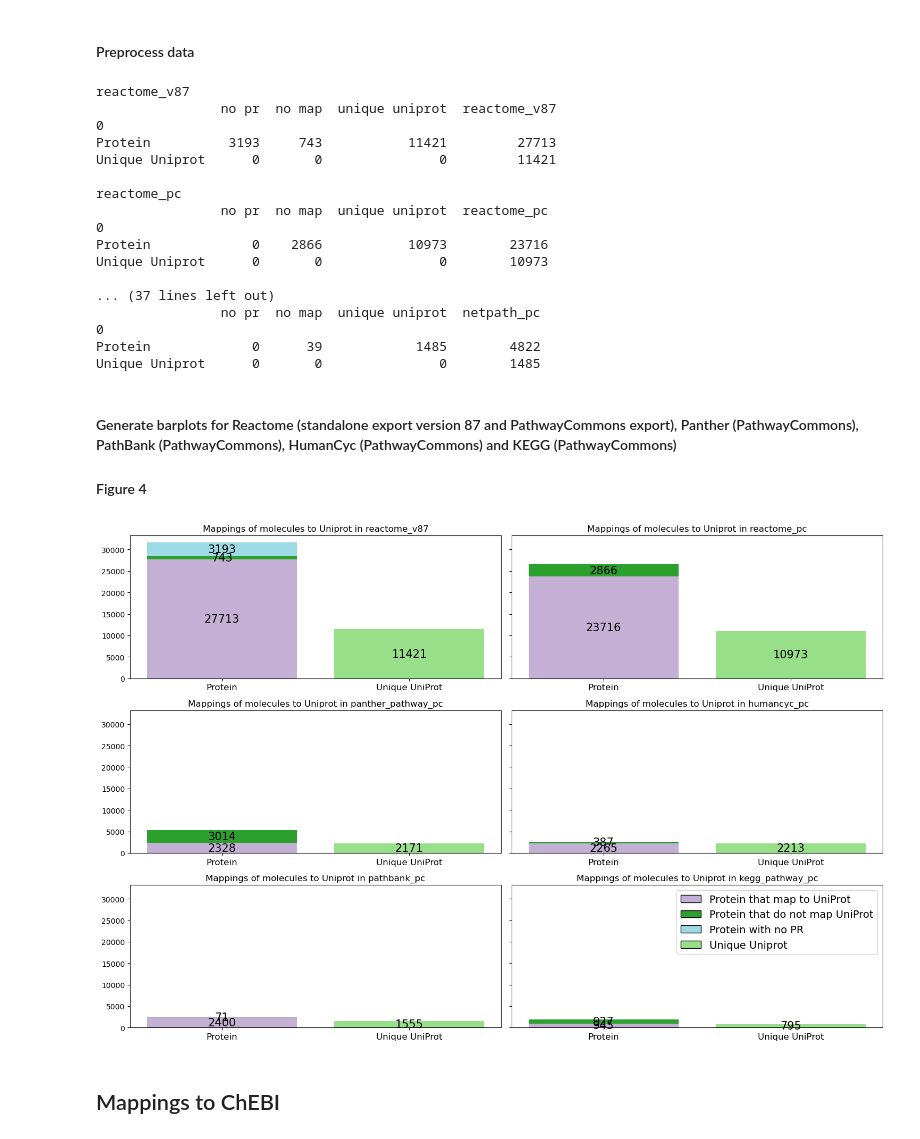
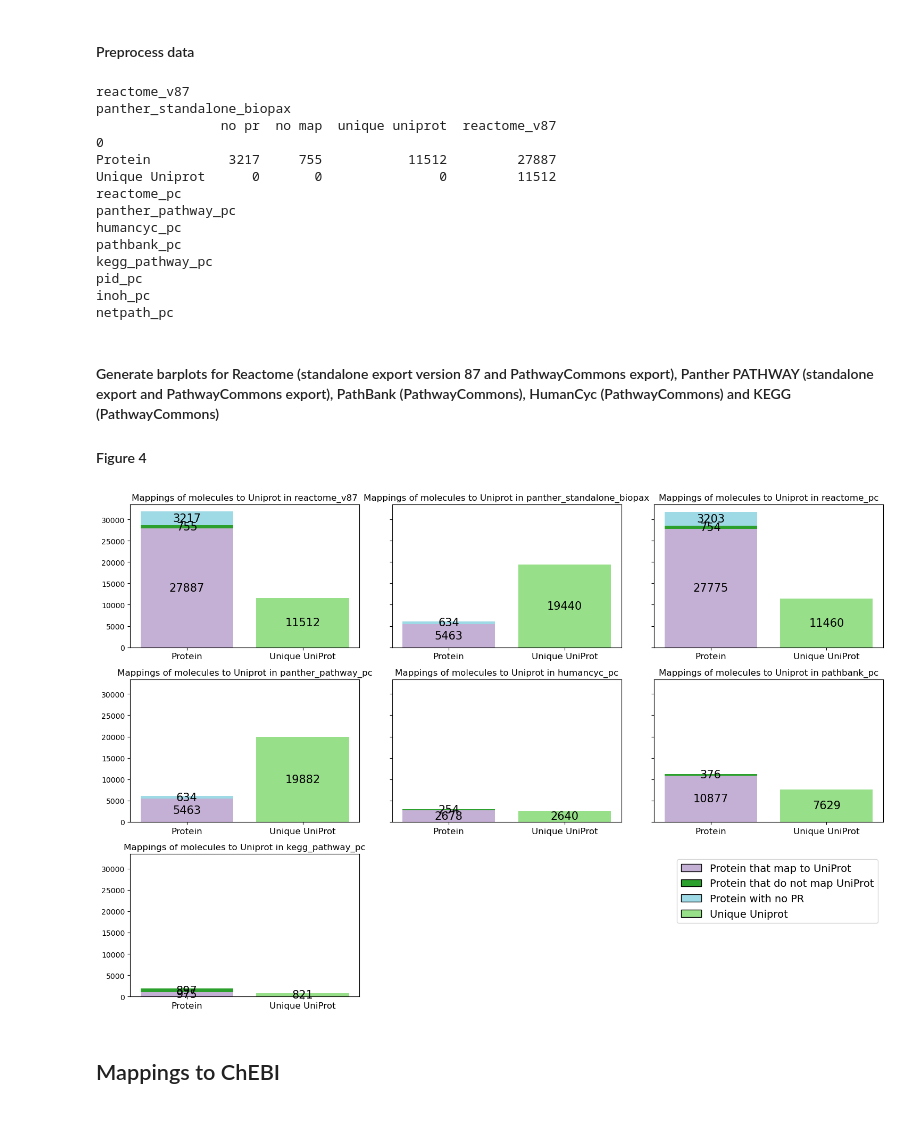
Before and after one commit to CecileBeust/BioPAXReview2024Codes, a Jupyter notebook: Figure4-5/Scripts/03_barplots_mappings.ipynb, the cells around one changed output. Cells and saved outputs as stored; diff of their text form; code cells hidden in the pictures.

```diff
--- a/Figure4-5/Scripts/03_barplots_mappings.ipynb
+++ b/Figure4-5/Scripts/03_barplots_mappings.ipynb
@@ -56,81 +58,103 @@ def preprocess_data_uniprot(df,col: str):
     new_df = new_df.drop([col], axis=1)
     new_df = new_df.drop(["Protein with no PR", "Protein with no mapping", "Uniprot mappings", "ProteinReference"])
     new_df[col] = [uniprot_map, unique_uniprot]
-    print(new_df)
-    print(" ")
     return new_df
 
 
+def replace_nan_with_zero(df):
+    return df.fillna(0)
+
+
 subdata_reactome_v87_uniprot = preprocess_data_uniprot(concat_df_uniprot, "reactome_v87")
+subdata_panther_standalone_uniprot = preprocess_data_uniprot(concat_df_uniprot, "panther_standalone_biopax")
+subdata_panther_standalone_uniprot = replace_nan_with_zero(subdata_panther_standalone_uniprot)
+print(subdata_reactome_v87_uniprot)
+
 subdata_reactome_pc_uniprot = preprocess_data_uniprot(concat_df_uniprot, "reactome_pc")
 subdata_panther_pathway_pc_uniprot = preprocess_data_uniprot(concat_df_uniprot, "panther_pathway_pc")
+subdata_panther_pathway_pc_uniprot = replace_nan_with_zero(subdata_panther_pathway_pc_uniprot)
+
 subdata_humancyc_pc_uniprot = preprocess_data_uniprot(concat_df_uniprot, "humancyc_pc")
 subdata_pathbank_pc_uniprot = preprocess_data_uniprot(concat_df_uniprot, "pathbank_pc")
 subdata_kegg_pathway_pc_uniprot = preprocess_data_uniprot(concat_df_uniprot, "kegg_pathway_pc")
 subdata_pid_pc_uniprot = preprocess_data_uniprot(concat_df_uniprot, "pid_pc")
 subdata_inoh_pc_uniprot = preprocess_data_uniprot(concat_df_uniprot, "inoh_pc")
+subdata_inoh_pc_uniprot = replace_nan_with_zero(subdata_inoh_pc_uniprot)
+
 subdata_netpath_pc_uniprot = preprocess_data_uniprot(concat_df_uniprot, "netpath_pc")
 # %% [output]
 reactome_v87
+panther_standalone_biopax
                 no pr  no map  unique uniprot  reactome_v87
 0
-Protein          3193     743           11421         27713
-Unique Uniprot      0       0               0         11421
-
+Protein          3217     755           11512         27887
+Unique Uniprot      0       0               0         11512
 reactome_pc
-                no pr  no map  unique uniprot  reactome_pc
-0
-Protein             0    2866           10973        23716
-Unique Uniprot      0       0               0        10973
-
-... (37 lines left out)
-                no pr  no map  unique uniprot  netpath_pc
-0
-Protein             0      39            1485        4822
-Unique Uniprot      0       0               0        1485
+panther_pathway_pc
+humancyc_pc
+pathbank_pc
+kegg_pathway_pc
+pid_pc
+inoh_pc
+netpath_pc
 # %% [markdown]
-#### Generate barplots for Reactome (standalone export version 87 and PathwayCommons export), Panther (PathwayCommons), PathBank (PathwayCommons), HumanCyc (PathwayCommons) and KEGG (PathwayCommons)
+#### Generate barplots for Reactome (standalone export version 87 and PathwayCommons export), Panther PATHWAY (standalone export and PathwayCommons export), PathBank (PathwayCommons), HumanCyc (PathwayCommons) and KEGG (PathwayCommons)
 
 #### Figure 4
 # %%
-fig, axs = plt.subplots(3, 2, figsize=(15,10), sharey=True)
+fig, axs = plt.subplots(3, 3, figsize=(15, 10), sharey=True)
 uniprot_abs = ["Protein", "Unique UniProt"]
 
 def plot_stack_barplot_uniprot(ax, col, new_df):
     bars1 = ax.bar(uniprot_abs, new_df[col], color=["#C5B0D5", "#98DF8A"])
     bars2 = ax.bar(uniprot_abs, new_df["no map"], bottom=new_df[col], color="#2CA02C")
-    bars3 = ax.bar(uniprot_abs, new_df["no pr"], bottom=new_df[col]+new_df["no map"], color="#9EDAE5")
+    bars3 = ax.bar(uniprot_abs, new_df["no pr"], bottom=new_df[col] + new_df["no map"], color="#9EDAE5")
     ax.tick_params(axis='x', labelsize=12)
     ax.set_title(f"Mappings of molecules to Uniprot in {col}", fontsize=12)
 
     for bars in [bars1, bars2, bars3]:
         for bar in bars:
             height = bar.get_height()
             if height != 0:
                 height = bar.get_height()
                 bottom = bar.get_y()
                 ax.text(bar.get_x() + bar.get_width()/2., bottom + height/2, '%d' % int(height), ha='center', va='center', fontsize=15)
 
-legend_elements = [Patch(facecolor="#C5B0D5", edgecolor='black', label='Protein that map to UniProt'),
-                   Patch(facecolor="#2CA02C", edgecolor='black', label='Protein that do not map UniProt'),
-                       Patch(facecolor="#9EDAE5", edgecolor='black', label='Protein with no PR'),
-                       Patch(facecolor="#98DF8A", edgecolor='black', label='Unique Uniprot')]
+# Define the legend
+legend_elements = [
+    Patch(facecolor="#C5B0D5", edgecolor='black', label='Protein that map to UniProt'),
+    Patch(facecolor="#2CA02C", edgecolor='black', label='Protein that do not map UniProt'),
+    Patch(facecolor="#9EDAE5", edgecolor='black', label='Protein with no PR'),
+    Patch(facecolor="#98DF8A", edgecolor='black', label='Unique Uniprot')
+]
+
+# Place the legend outside the plot
 plt.legend(handles=legend_elements, loc="upper right", fontsize=14)
 
+# Plot the 7 subplots
+plot_stack_barplot_uniprot(ax=axs[0, 0], col="reactome_v87", new_df=subdata_reactome_v87_uniprot)
+plot_stack_barplot_uniprot(ax=axs[0, 1], col="panther_standalone_biopax", new_df=subdata_panther_standalone_uniprot)
+plot_stack_barplot_uniprot(ax=axs[0, 2], col="reactome_pc", new_df=subdata_reactome_pc_uniprot)
+plot_stack_barplot_uniprot(ax=axs[1, 0], col="panther_pathway_pc", new_df=subdata_panther_pathway_pc_uniprot)
+plot_stack_barplot_uniprot(ax=axs[1, 1], col="humancyc_pc", new_df=subdata_humancyc_pc_uniprot)
+plot_stack_barplot_uniprot(ax=axs[1, 2], col="pathbank_pc", new_df=subdata_pathbank_pc_uniprot)
+plot_stack_barplot_uniprot(ax=axs[2, 0], col="kegg_pathway_pc", new_df=subdata_kegg_pathway_pc_uniprot)
 
-reactome_v87 = plot_stack_barplot_uniprot(ax=axs[0, 0], col="reactome_v87", new_df=subdata_reactome_v87_uniprot)
-reactome_pc = plot_stack_barplot_uniprot(ax=axs[0, 1], col="reactome_pc", new_df=subdata_reactome_pc_uniprot)
-panther_pathway_pc = plot_stack_barplot_uniprot(ax=axs[1, 0], col="panther_pathway_pc", new_df=subdata_panther_pathway_pc_uniprot)
-humancyc_pc = plot_stack_barplot_uniprot(ax=axs[1, 1], col="humancyc_pc", new_df=subdata_humancyc_pc_uniprot)
-pathbank_pc = plot_stack_barplot_uniprot(ax=axs[2, 0], col="pathbank_pc", new_df=subdata_pathbank_pc_uniprot)
-kegg_pathway_pc = plot_stack_barplot_uniprot(ax=axs[2, 1], col="kegg_pathway_pc", new_df=subdata_kegg_pathway_pc_uniprot)
+# Hide the empty last subplot
+axs[2, 1].axis('off')
+axs[2, 2].axis('off')
 
+# Adjust layout to fit everything neatly
 plt.tight_layout()
+
+# Save the figures
 plt.savefig("../Results/Fig4_Mappings_UniProt.png", dpi=300)
 plt.savefig("../Results/Fig4_Mappings_UniProt.svg", dpi=300)
+
+# Display the plot
 plt.show()
 # %% [output]
-[figure, old version]
+[figure, new version]
 # %% [markdown]
 ## Mappings to ChEBI
 # %% [markdown]
```
Also changed, not shown: parts of 5 cells of this notebook, 26 other files.
